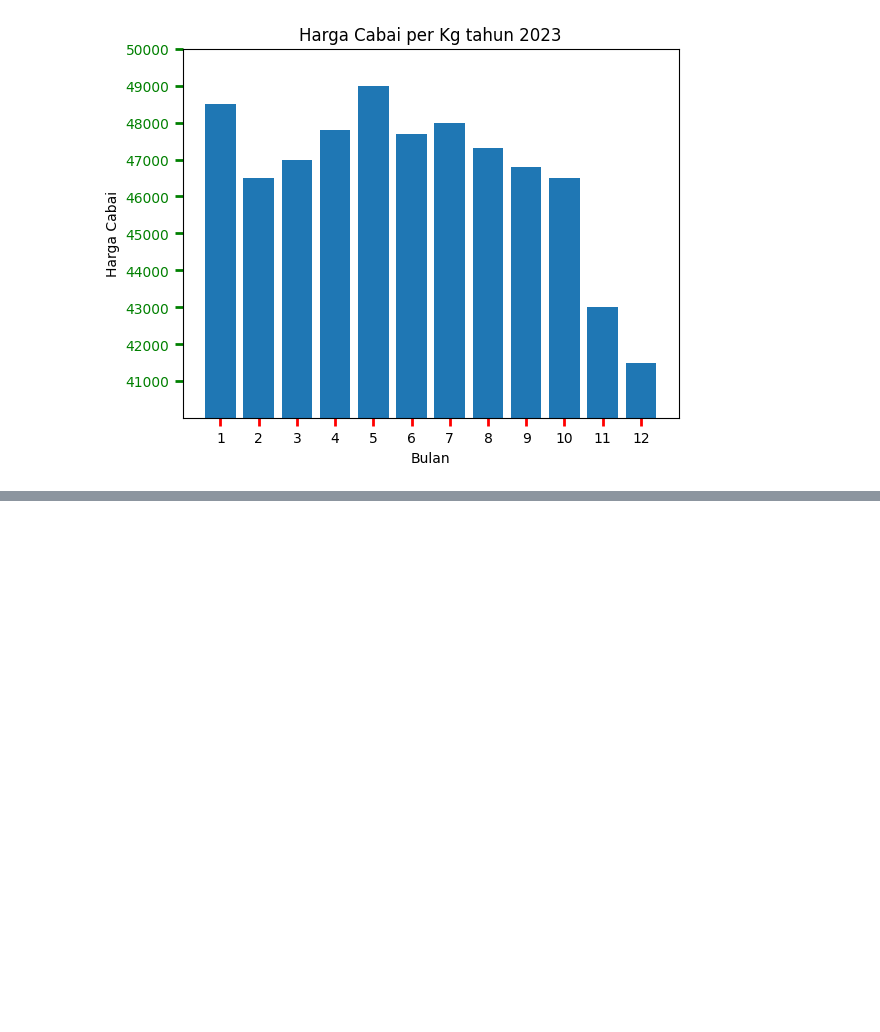
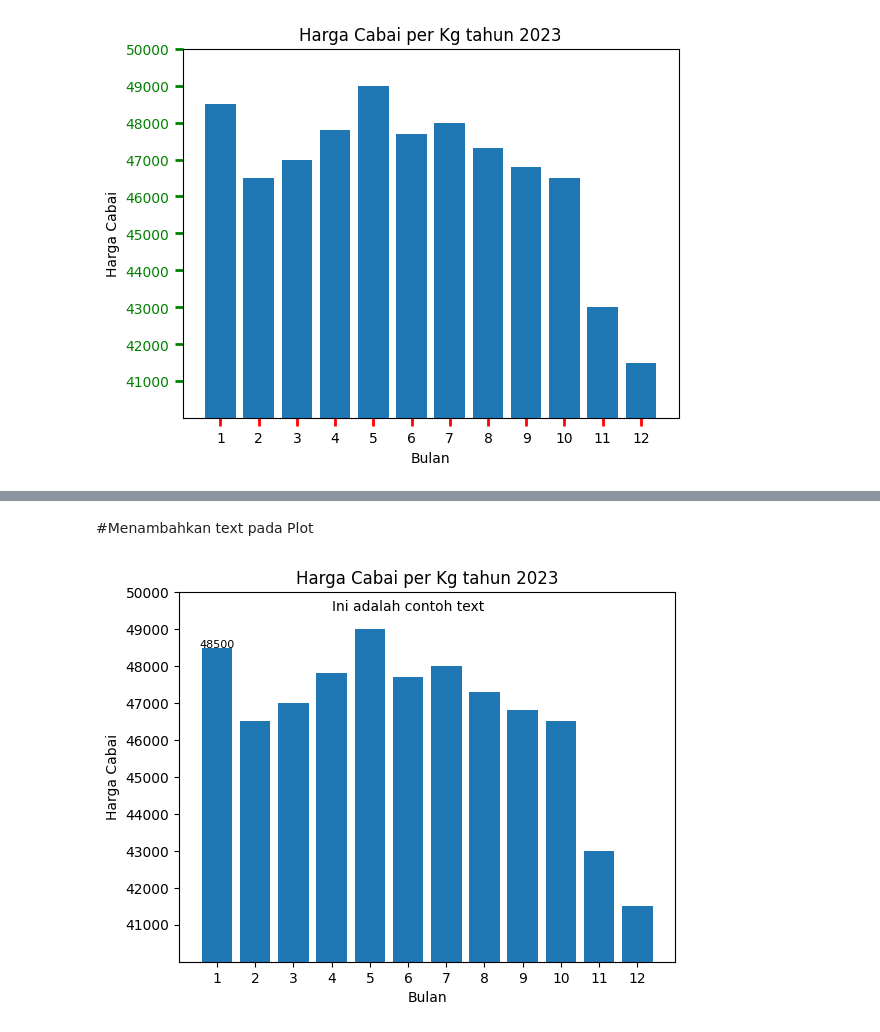
Before and after one commit to IdhamAbidinKaisilay/BelajarDataAnalyst, a Jupyter notebook: Bar_Plot_dan_Scatter_Plot.ipynb, the cells around one changed output, grey strips where cells are left out. Drawn from its saved outputs; the diff is of its cells as text; code cells hidden in the pictures; blank space fills up the shorter version.

```diff
--- a/Bar_Plot_dan_Scatter_Plot.ipynb
+++ b/Bar_Plot_dan_Scatter_Plot.ipynb
@@ -53,0 +105,23 @@ plt.show()
+# %% [markdown]
+#Menambahkan text pada Plot
+# %%
+# Menambahkan text pada Plot
+plt.bar(bulan, harga_cabai)
+
+# Mengatur batas bawah dan atas pada sumbu Y (harga ditampilkan dari
+# 40.000 sampai 50.000 saja)
+plt.ylim(40000, 50000)
+# plt.xlim(5.5, 12) # fungsinya untuk membatasi tampilan sumbu X
+
+plt.text(6, 49500, "Ini adalah contoh text", ha='center')
+plt.text(1, 48500, '48500', ha='center', fontsize=8)
+
+plt.xticks(bulan)
+plt.yticks([41000, 42000, 43000, 44000, 45000, 46000, 47000, 48000, 49000, 50000])
+
+plt.title('Harga Cabai per Kg tahun 2023')
+plt.xlabel('Bulan')
+plt.ylabel('Harga Cabai')
+plt.show()
+# %% [output]
+[figure, added]
```
Also changed, not shown: parts of 4 cells of this notebook.
